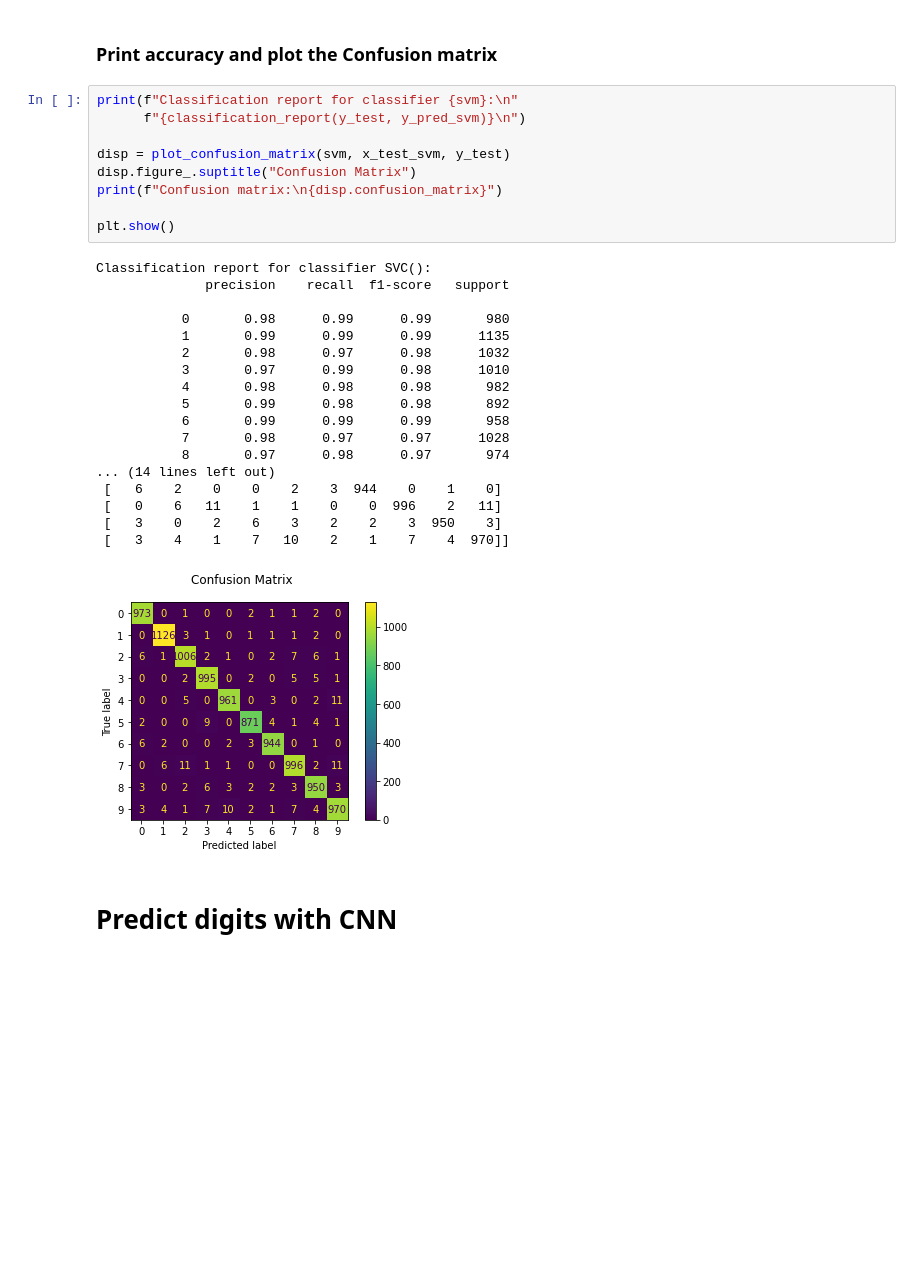
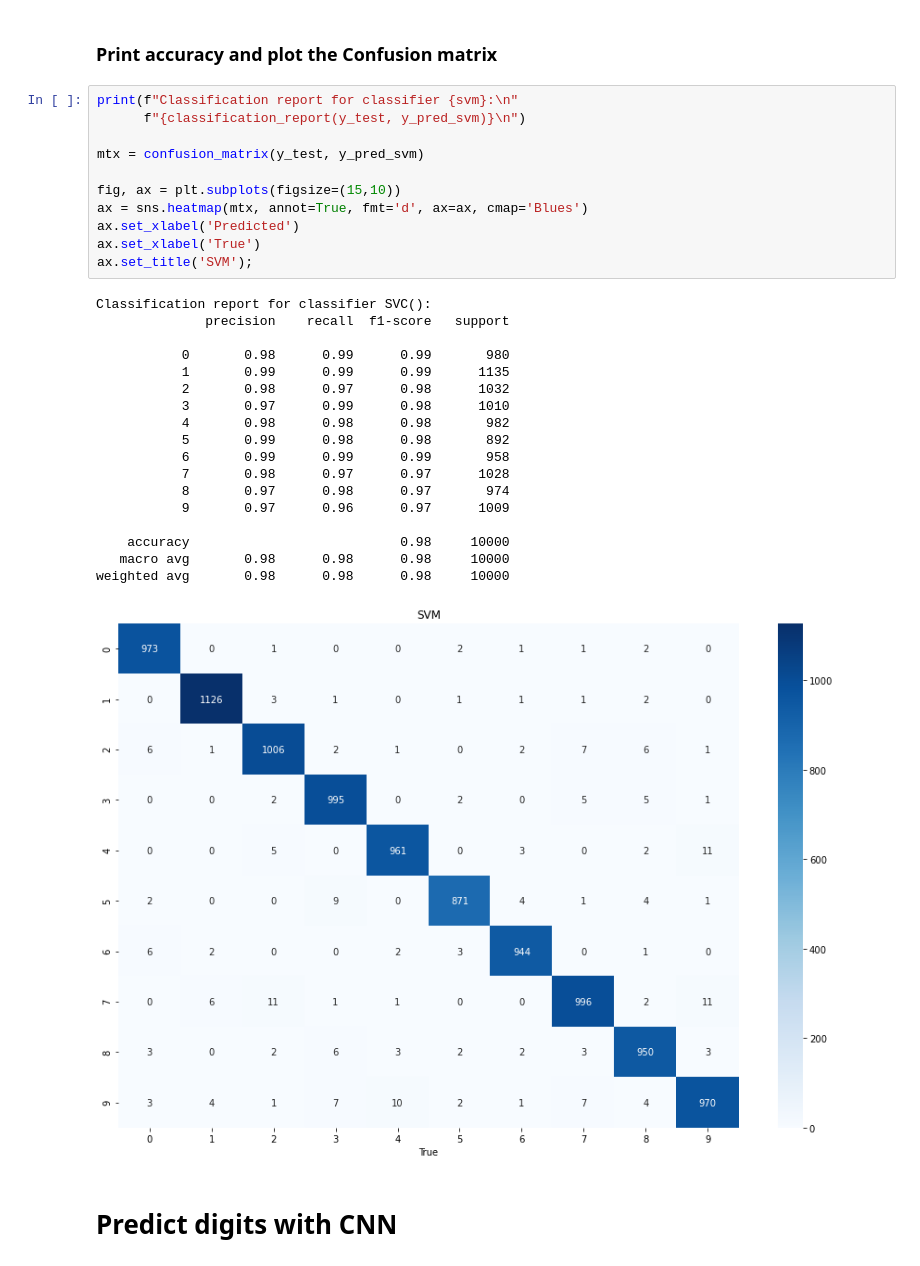
Before and after one commit to begloyanzhora/machine-learning, a Jupyter notebook: mnist/MNIST_classification.ipynb, the cells around one changed output. Drawn from its saved outputs; the diff is of its cells as text; blank space fills up the shorter version.

```diff
--- a/mnist/MNIST_classification.ipynb
+++ b/mnist/MNIST_classification.ipynb
@@ -35,34 +34,36 @@ SVC()
 y_pred_svm = svm.predict(x_test_svm)
 # %% [markdown]
 ### Print accuracy and plot the Confusion matrix
-# %%
-print(f"Classification report for classifier {svm}:\n"
-      f"{classification_report(y_test, y_pred_svm)}\n")
-
-disp = plot_confusion_matrix(svm, x_test_svm, y_test)
-disp.figure_.suptitle("Confusion Matrix")
-print(f"Confusion matrix:\n{disp.confusion_matrix}")
-
-plt.show()
-# %% [output]
-Classification report for classifier SVC():
-              precision    recall  f1-score   support
-
-           0       0.98      0.99      0.99       980
-           1       0.99      0.99      0.99      1135
-           2       0.98      0.97      0.98      1032
-           3       0.97      0.99      0.98      1010
-           4       0.98      0.98      0.98       982
-           5       0.99      0.98      0.98       892
-           6       0.99      0.99      0.99       958
-           7       0.98      0.97      0.97      1028
-           8       0.97      0.98      0.97       974
-... (14 lines left out)
- [   6    2    0    0    2    3  944    0    1    0]
- [   0    6   11    1    1    0    0  996    2   11]
- [   3    0    2    6    3    2    2    3  950    3]
- [   3    4    1    7   10    2    1    7    4  970]]
-[figure, removed]
+# %%
+print(f"Classification report for classifier {svm}:\n"
+      f"{classification_report(y_test, y_pred_svm)}\n")
+
+mtx = confusion_matrix(y_test, y_pred_svm)
+
+fig, ax = plt.subplots(figsize=(15,10))
+ax = sns.heatmap(mtx, annot=True, fmt='d', ax=ax, cmap='Blues')
+ax.set_xlabel('Predicted')
+ax.set_xlabel('True')
+ax.set_title('SVM');
+# %% [output]
+Classification report for classifier SVC():
+              precision    recall  f1-score   support
+
+           0       0.98      0.99      0.99       980
+           1       0.99      0.99      0.99      1135
+           2       0.98      0.97      0.98      1032
+           3       0.97      0.99      0.98      1010
+           4       0.98      0.98      0.98       982
+           5       0.99      0.98      0.98       892
+           6       0.99      0.99      0.99       958
+           7       0.98      0.97      0.97      1028
+           8       0.97      0.98      0.97       974
+           9       0.97      0.96      0.97      1009
+
+    accuracy                           0.98     10000
+   macro avg       0.98      0.98      0.98     10000
+weighted avg       0.98      0.98      0.98     10000
+[figure, added]
 # %% [markdown]
 # Predict digits with CNN
 # %% [markdown]
```
Also changed, not shown: parts of 18 cells of this notebook.
